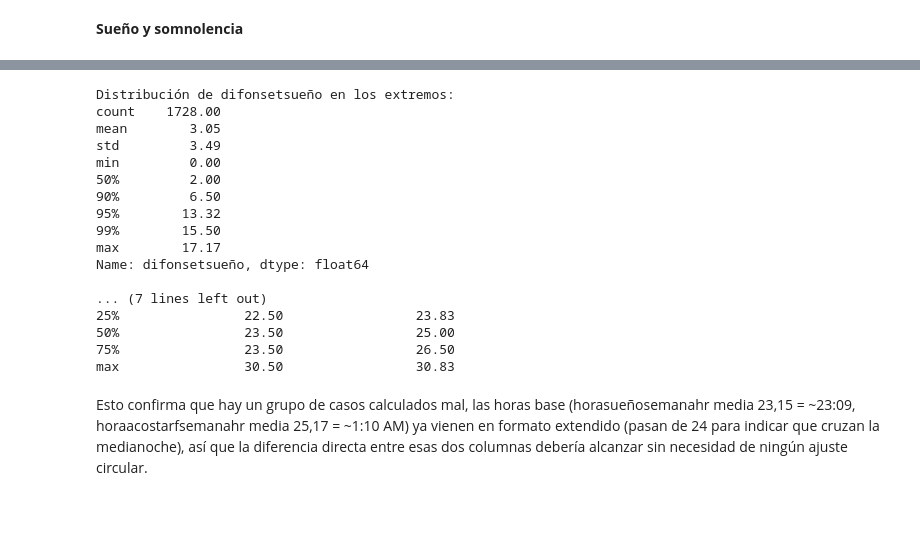
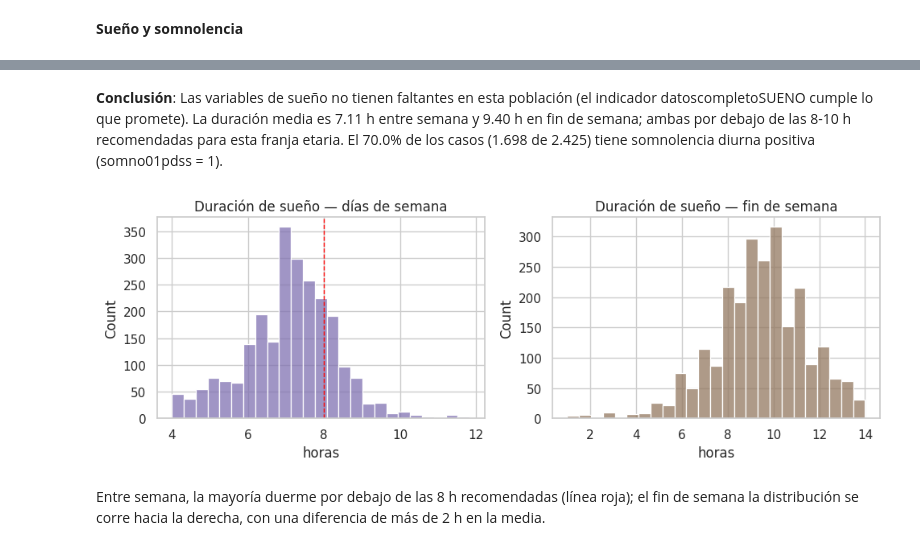
Before and after one commit to ChronosXV/Aprendizaje-Automatico, a Jupyter notebook: Aprendizaje_Automatico.ipynb, the cells around one changed output, grey strips where cells are left out. Saved outputs shown, nothing was run; the diff lists cells and outputs as text; code cells hidden in the pictures; blank space fills up the shorter version.

```diff
--- a/Aprendizaje_Automatico.ipynb
+++ b/Aprendizaje_Automatico.ipynb
@@ -561,39 +257,20 @@ El flag datoscompletoSUENO==1 tiene cero faltantes en las variables de sueño. P
-# %%
-criterio = (
-    (df['datoscompletoDEMOG'] == 1) &
-    (df['datoscompletoSUENO'] == 1) &
-    (df['datoscompletoPANTALLAS'] == 1) &
-    (df['excluFINAL'] == 1) &
-    (df['edad'] <= 18)
-)
-d = df[criterio].copy()
-
-print('Distribución de difonsetsueño en los extremos:')
-print(d['difonsetsueño'].describe(percentiles=[.9,.95,.99]).round(2))
-print()
-print('Casos con difonsetsueño > 8h:', (d['difonsetsueño'] > 8).sum())
-
-# Comparar contra el cálculo directo desde las horas de acostarse
-cols_horas = ['horasueñosemanahr', 'horaacostarfsemanahr']
-print()
-print(d[cols_horas].describe().round(2))
-# %% [output]
-Distribución de difonsetsueño en los extremos:
-count    1728.00
-mean        3.05
-std         3.49
-min         0.00
-50%         2.00
-90%         6.50
-95%        13.32
-99%        15.50
-max        17.17
-Name: difonsetsueño, dtype: float64
-
-... (7 lines left out)
-25%                22.50                 23.83
-50%                23.50                 25.00
-75%                23.50                 26.50
-max                30.50                 30.83
-# %% [markdown]
-Esto confirma que hay un grupo de casos calculados mal, las horas base (horasueñosemanahr media 23,15 = ~23:09, horaacostarfsemanahr media 25,17 = ~1:10 AM) ya vienen en formato extendido (pasan de 24 para indicar que cruzan la medianoche), así que la diferencia directa entre esas dos columnas debería alcanzar sin necesidad de ningún ajuste circular.
+# %% [markdown]
+**Conclusión**: Las variables de sueño no tienen faltantes en esta población (el indicador datoscompletoSUENO cumple lo que promete). La duración media es 7.11 h entre semana y 9.40 h en fin de semana; ambas por debajo de las 8-10 h recomendadas para esta franja etaria. El 70.0% de los casos (1.698 de 2.425) tiene somnolencia diurna positiva (somno01pdss = 1).
+# %%
+fig, axes = plt.subplots(1, 2, figsize=(10, 3.6))
+
+sns.histplot(d['tposueñosem'].dropna(), bins=25, color='#8172B2', ax=axes[0])
+axes[0].set_title('Duración de sueño — días de semana')
+axes[0].set_xlabel('horas')
+axes[0].axvline(8, color='red', ls='--', lw=1)
+
+sns.histplot(d['tpofsueñosem'].dropna(), bins=25, color='#937860', ax=axes[1])
+axes[1].set_title('Duración de sueño — fin de semana')
+axes[1].set_xlabel('horas')
+
+plt.tight_layout()
+plt.show()
+# %% [output]
+[figure, added]
+# %% [markdown]
+Entre semana, la mayoría duerme por debajo de las 8 h recomendadas (línea roja); el fin de semana la distribución se corre hacia la derecha, con una diferencia de más de 2 h en la media.
```
Also changed, not shown: parts of 82 cells of this notebook.
